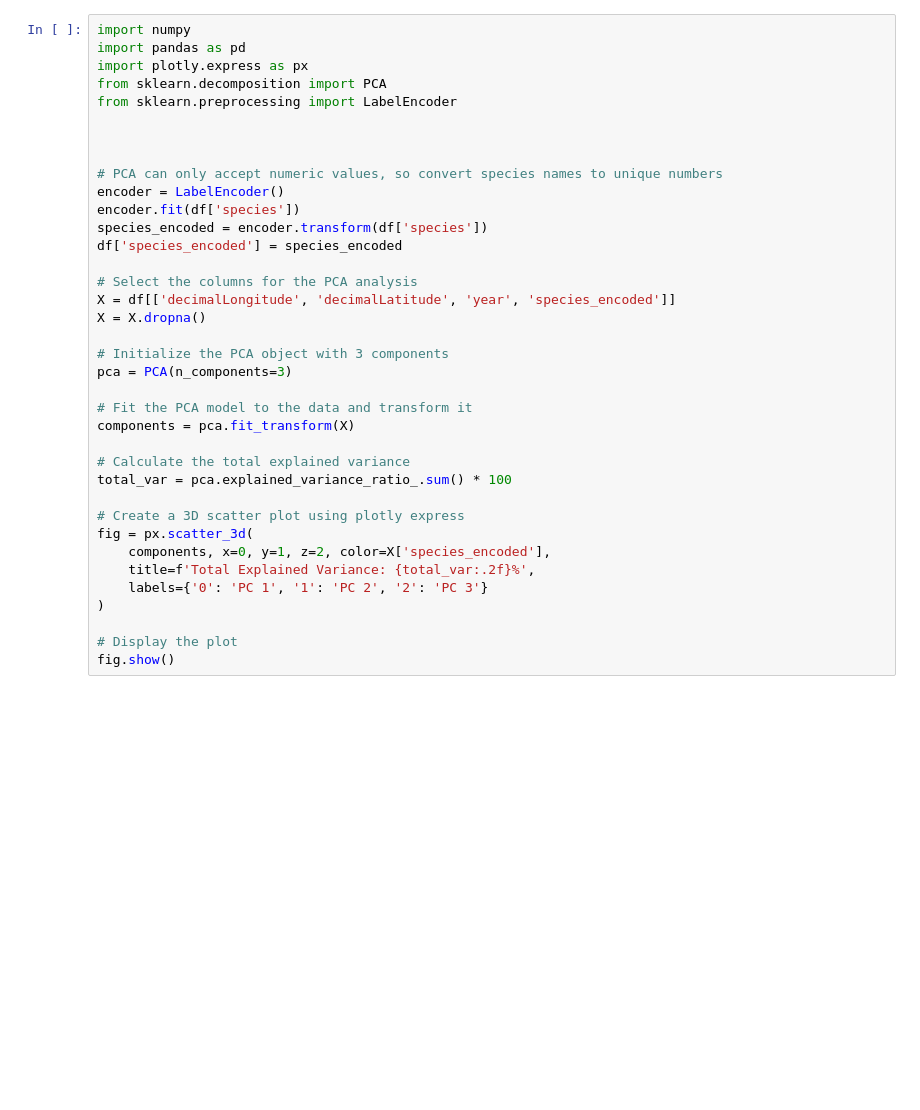
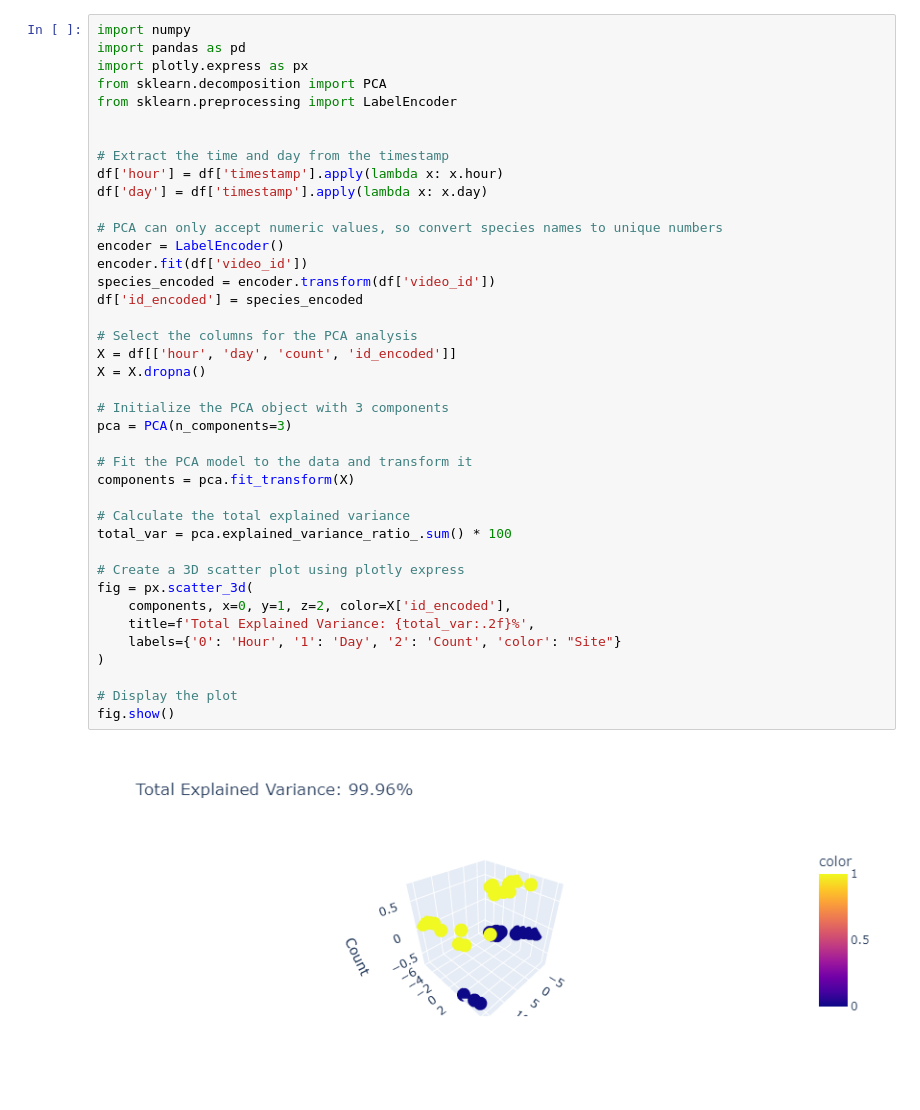
Before and after one commit to CharlesLehnen/DSCI-510-Principles-of-Programming-for-Data-Science, a Jupyter notebook: code/analyze_data.ipynb, the cells around one changed output. Drawn from its saved outputs; the diff is of its cells as text; blank space fills up the shorter version.

```diff
--- a/code/analyze_data.ipynb
+++ b/code/analyze_data.ipynb
@@ -57,36 +69,41 @@ sns.lineplot(x="timestamp", y="count", hue="video_id", data=df_plot)
 import numpy
 import pandas as pd
 import plotly.express as px
 from sklearn.decomposition import PCA
 from sklearn.preprocessing import LabelEncoder
 
 
+# Extract the time and day from the timestamp
+df['hour'] = df['timestamp'].apply(lambda x: x.hour)
+df['day'] = df['timestamp'].apply(lambda x: x.day)
 
 # PCA can only accept numeric values, so convert species names to unique numbers
 encoder = LabelEncoder()
-encoder.fit(df['species'])
-species_encoded = encoder.transform(df['species'])
-df['species_encoded'] = species_encoded
+encoder.fit(df['video_id'])
+species_encoded = encoder.transform(df['video_id'])
+df['id_encoded'] = species_encoded
 
 # Select the columns for the PCA analysis
-X = df[['decimalLongitude', 'decimalLatitude', 'year', 'species_encoded']]
+X = df[['hour', 'day', 'count', 'id_encoded']]
 X = X.dropna()
 
 # Initialize the PCA object with 3 components
 pca = PCA(n_components=3)
 
 # Fit the PCA model to the data and transform it
 components = pca.fit_transform(X)
 
 # Calculate the total explained variance
 total_var = pca.explained_variance_ratio_.sum() * 100
 
 # Create a 3D scatter plot using plotly express
 fig = px.scatter_3d(
-    components, x=0, y=1, z=2, color=X['species_encoded'],
+    components, x=0, y=1, z=2, color=X['id_encoded'],
     title=f'Total Explained Variance: {total_var:.2f}%',
-    labels={'0': 'PC 1', '1': 'PC 2', '2': 'PC 3'}
+    labels={'0': 'Hour', '1': 'Day', '2': 'Count', 'color': "Site"}
 )
 
 # Display the plot
 fig.show()
+# %% [output]
+[figure, added]
```
Also changed, not shown: parts of 2 cells of this notebook.
